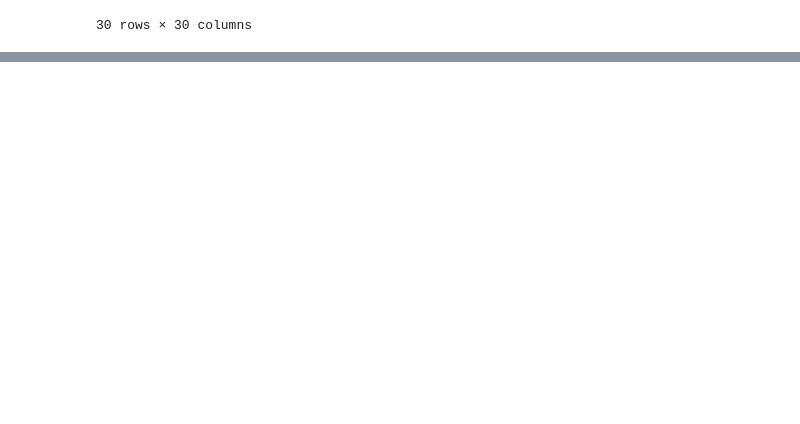
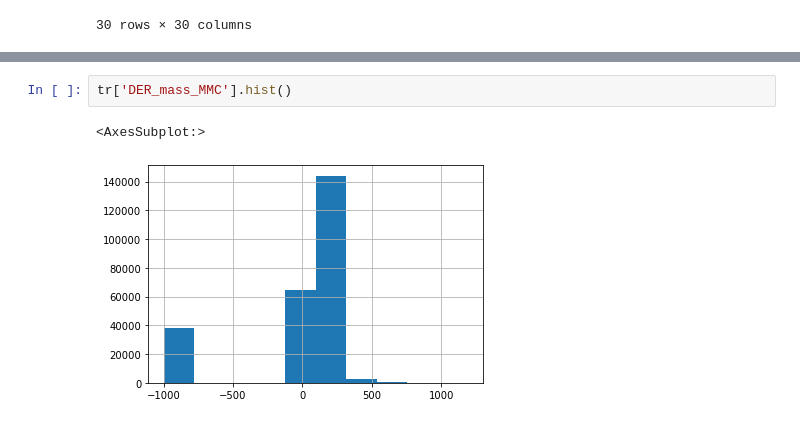
Before and after one commit to Noyt/ML2020_PR1, a Jupyter notebook: ExplDataAnalysis.ipynb, the cells around one changed output, grey strips where cells are left out. Cells and saved outputs as stored; diff of their text form; blank space fills up the shorter version.

```diff
--- a/ExplDataAnalysis.ipynb
+++ b/ExplDataAnalysis.ipynb
@@ -397,0 +385,5 @@ cols
+# %%
+tr['DER_mass_MMC'].hist()
+# %% [output]
+<AxesSubplot:>
+[figure, added]
```
Also changed, not shown: parts of 13 cells of this notebook, 4 other files.
